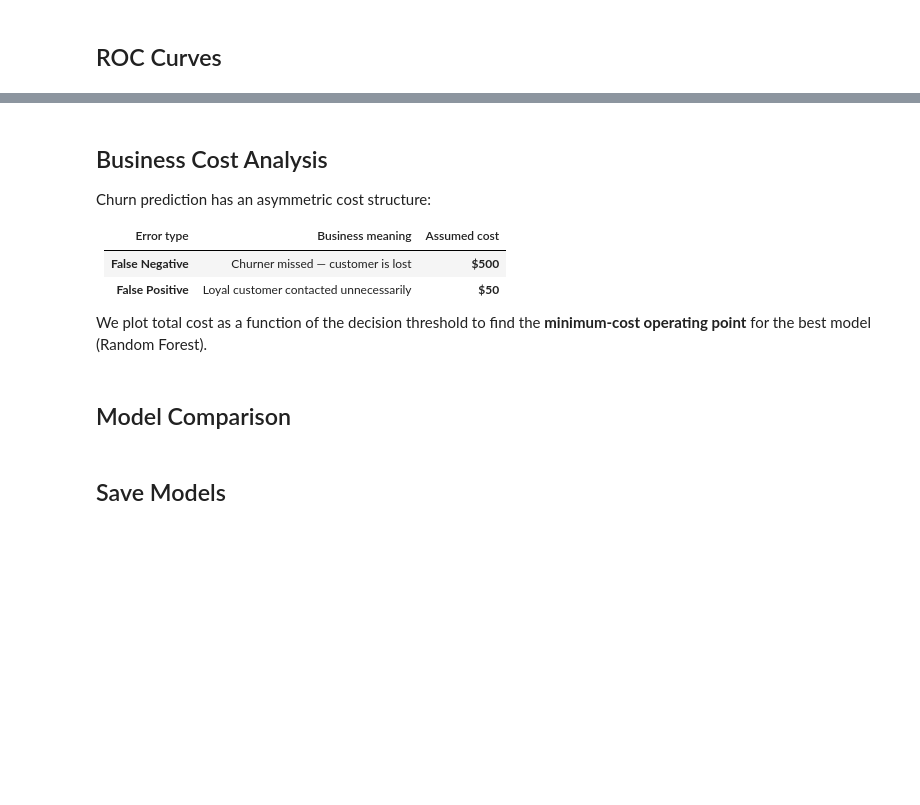
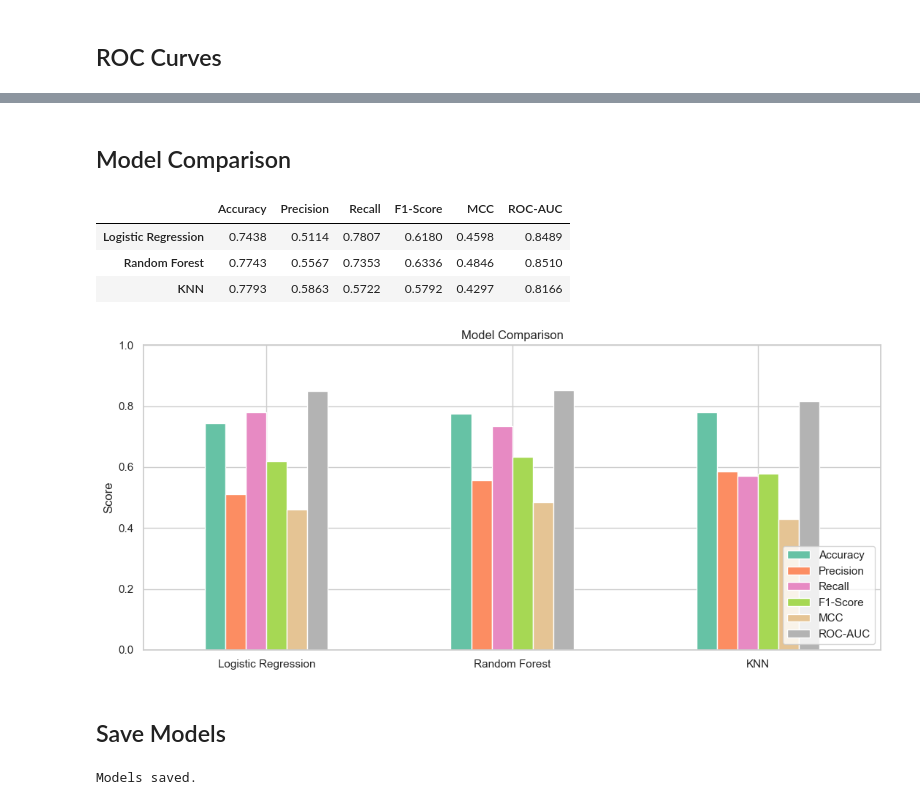
Before and after one commit to BoraKan/CustomerChurnPrediction_COMP462, a Jupyter notebook: notebooks/03_Models_Evaluation.ipynb, the cells around one changed output, grey strips where cells are left out. Drawn from its saved outputs; the diff is of its cells as text; code cells hidden in the pictures; blank space fills up the shorter version.

```diff
--- a/notebooks/03_Models_Evaluation.ipynb
+++ b/notebooks/03_Models_Evaluation.ipynb
@@ -230,11 +153,0 @@ print(pd.DataFrame(thr_results).T.to_string())
-# %% [markdown]
-## Business Cost Analysis
-
-Churn prediction has an asymmetric cost structure:
-
-| Error type | Business meaning | Assumed cost |
-|---|---|---|
-| **False Negative** | Churner missed — customer is lost | **\$500** |
-| **False Positive** | Loyal customer contacted unnecessarily | **\$50** |
-
-We plot total cost as a function of the decision threshold to find the **minimum-cost operating point** for the best model (Random Forest).
@@ -254,22 +156,28 @@ plt.show()
 # %%
 results = {
     'Logistic Regression': metrics_lr,
-    'Random Forest':       metrics_rf,
-    'KNN':                 metrics_knn,
-    'XGBoost':             metrics_xgb,
+    'Random Forest': metrics_rf,
+    'KNN': metrics_knn
 }
 
 comparison = pd.DataFrame(results).T.round(4)
 display(comparison)
+# %% [output]
+|  | Accuracy | Precision | Recall | F1-Score | MCC | ROC-AUC |
+| Logistic Regression | 0.7438 | 0.5114 | 0.7807 | 0.6180 | 0.4598 | 0.8489 |
+| Random Forest | 0.7743 | 0.5567 | 0.7353 | 0.6336 | 0.4846 | 0.8510 |
+| KNN | 0.7793 | 0.5863 | 0.5722 | 0.5792 | 0.4297 | 0.8166 |
 # %%
-comparison.plot(kind='bar', figsize=(12, 5), rot=0, colormap='Set2')
+comparison.plot(kind='bar', figsize=(11, 5), rot=0, colormap='Set2')
 plt.title('Model Comparison')
 plt.ylabel('Score')
 plt.ylim(0, 1)
 plt.legend(loc='lower right')
 plt.tight_layout()
-plt.savefig('../outputs/figures/14_model_comparison.png', dpi=150, bbox_inches='tight')
+plt.savefig('../outputs/figures/12_model_comparison.png', dpi=150, bbox_inches='tight')
 plt.show()
+# %% [output]
+[figure, added]
 # %% [markdown]
 ## Save Models
 # %%
@@ -279,6 +187,7 @@ os.makedirs('../outputs/models', exist_ok=True)
 joblib.dump(lr,  '../outputs/models/logistic_regression.pkl')
 joblib.dump(rf,  '../outputs/models/random_forest.pkl')
 joblib.dump(knn, '../outputs/models/knn.pkl')
-joblib.dump(xgb, '../outputs/models/xgboost.pkl')
 
 print('Models saved.')
+# %% [output]
+Models saved.
```
Also changed, not shown: parts of 15 cells of this notebook, 3 other files.
